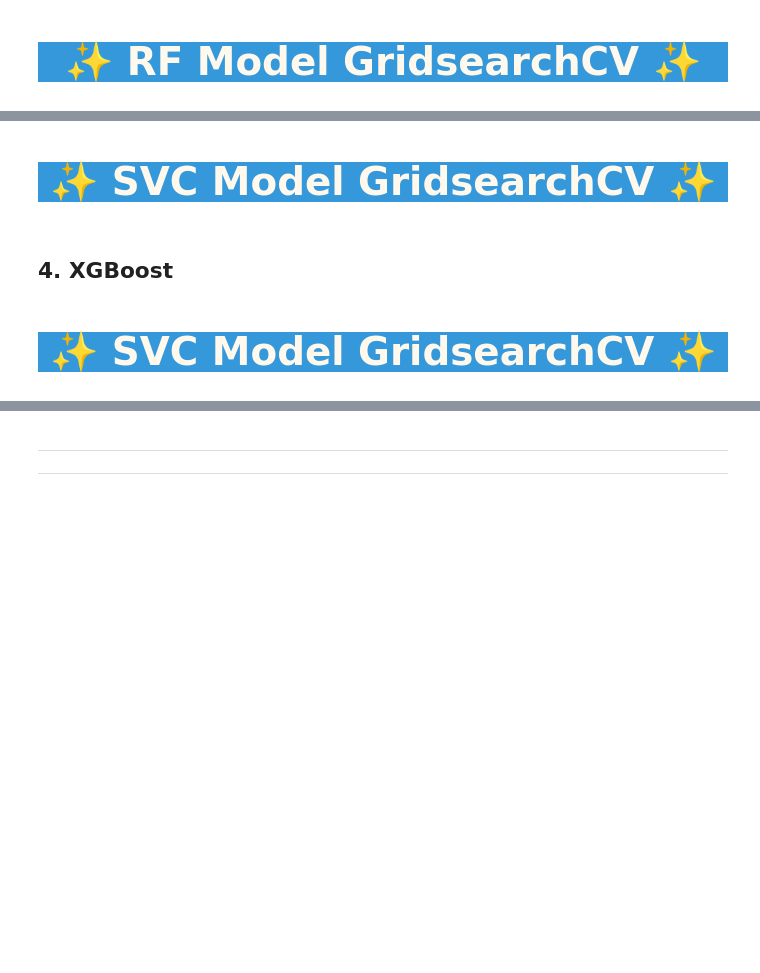
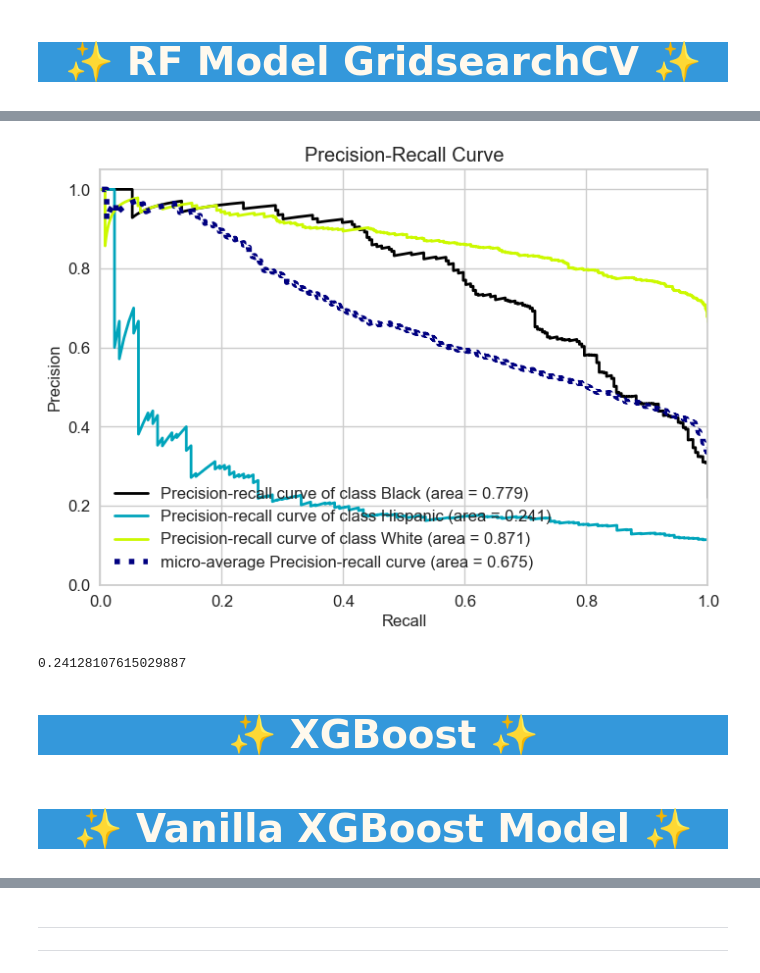
Before and after one commit to huseyincenik/machine_learning, a Jupyter notebook: Project/the_ultimate_guide_to_multiclass_classification_for_predicting_race/📊💪 The Ultimate Guide to Multi-Class Classification for Predicting Race 📏📈.ipynb, the cells around one changed output, grey strips where cells are left out. Cells and saved outputs as stored; diff of their text form; code cells hidden in the pictures; blank space fills up the shorter version.

```diff
--- a/Project/the_ultimate_guide_to_multiclass_classification_for_predicting_race/📊💪 The Ultimate Guide to Multi-Class Classification for Predicting Race 📏📈.ipynb
+++ b/Project/the_ultimate_guide_to_multiclass_classification_for_predicting_race/📊💪 The Ultimate Guide to Multi-Class Classification for Predicting Race 📏📈.ipynb
@@ -2210,0 +2242,23 @@ eval_metric(grid_model, X_train, y_train, X_test, y_test)
+# %%
+operations_rf = [("OrdinalEncoder", column_trans),
+                 ("RF_model", RandomForestClassifier(class_weight="balanced",
+                                                     max_samples = 0.3,
+                                                     min_samples_leaf= 100,
+                                                     min_samples_split= 10,
+                                                     n_estimators=300,
+                                                     random_state=101))]
+
+model = Pipeline(steps=operations_rf)
+
+model.fit(X_train, y_train)
+
+y_pred_proba = model.predict_proba(X_test)
+
+plot_precision_recall(y_test, y_pred_proba)
+plt.show();
+# %% [output]
+[figure, added]
+# %%
+average_precision_score(y_test_dummies[:, 1], y_pred_proba[:, 1])
+# %% [output]
+0.24128107615029887
@@ -2211,8 +2271,6 @@ eval_metric(grid_model, X_train, y_train, X_test, y_test)
 # %% [markdown]
 <a id="part_3_def"></a>
-# <p style="background-color:#3498DB; font-family:newtimeroman;color:#FFF9ED; font-size:150%; text-align:center; border-radius: 15px 50px;"> ✨ SVC Model GridsearchCV ✨</p>
+# <p style="background-color:#3498DB; font-family:newtimeroman;color:#FFF9ED; font-size:150%; text-align:center; border-radius: 15px 50px;"> ✨ XGBoost ✨</p>
-# %% [markdown]
-## 4. XGBoost
 # %% [markdown]
 <a id="part_3_def"></a>
-# <p style="background-color:#3498DB; font-family:newtimeroman;color:#FFF9ED; font-size:150%; text-align:center; border-radius: 15px 50px;"> ✨ SVC Model GridsearchCV ✨</p>
+# <p style="background-color:#3498DB; font-family:newtimeroman;color:#FFF9ED; font-size:150%; text-align:center; border-radius: 15px 50px;"> ✨ Vanilla XGBoost Model ✨</p>
```
Also changed, not shown: parts of 119 cells of this notebook.
